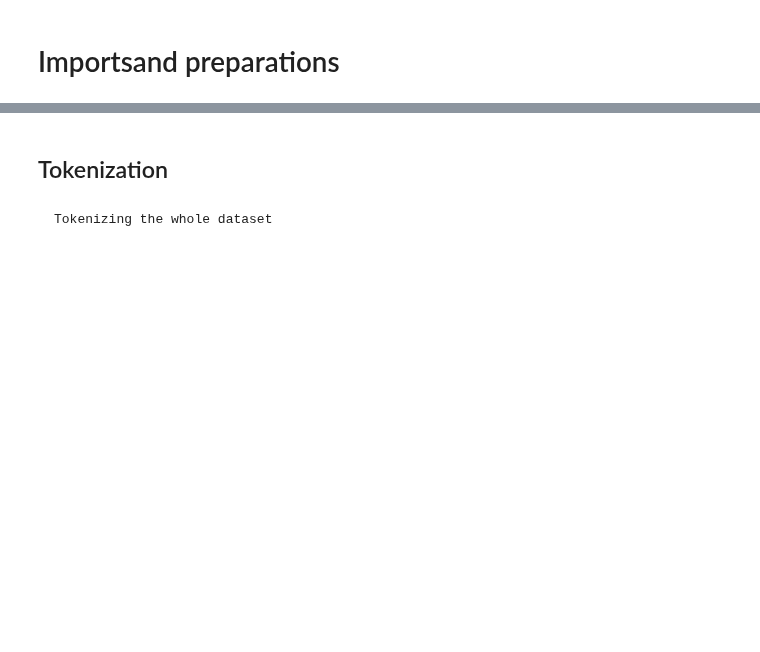
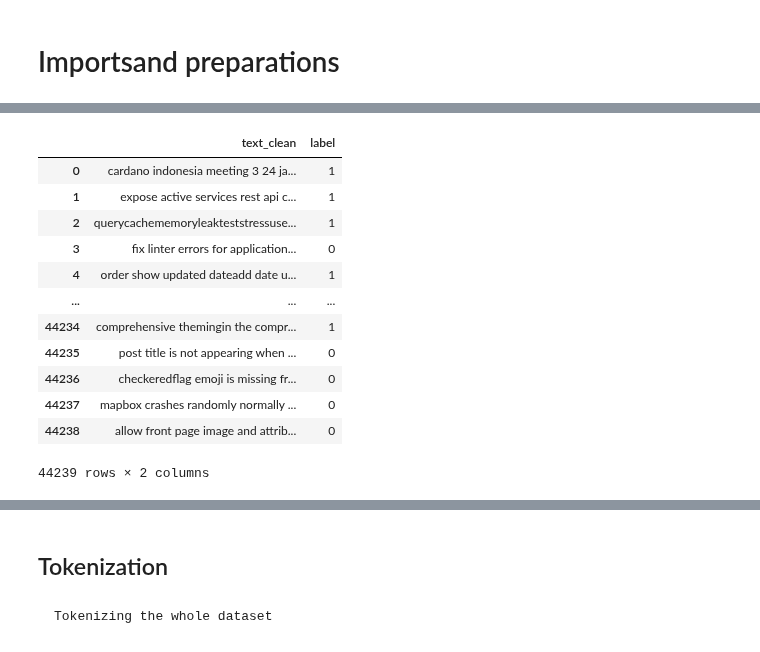
Before and after one commit to Kristmh/thesis_code, a Jupyter notebook: priority/higt_or_not_high_v2/03_bert_priority_training.ipynb, the cells around one changed output, grey strips where cells are left out. Saved outputs shown, nothing was run; the diff lists cells and outputs as text; code cells hidden in the pictures; blank space fills up the shorter version.

Commit message:
feat: done train on high or not high v2

```diff
--- a/priority/higt_or_not_high_v2/03_bert_priority_training.ipynb
+++ b/priority/higt_or_not_high_v2/03_bert_priority_training.ipynb
@@ -64,3 +120,20 @@ data_test_set
+# %%
+data_test_set = pd.read_csv("csv/testset_priority_high_or_not_high_clean.csv" , index_col = 0)
+data_test_set
+# %% [output]
+|  | text_clean | label |
+| 0 | cardano indonesia meeting 3 24 ja... | 1 |
+| 1 | expose active services rest api c... | 1 |
+| 2 | querycachememoryleakteststressuse... | 1 |
+| 3 | fix linter errors for application... | 0 |
+| 4 | order show updated dateadd date u... | 1 |
+| ... | ... | ... |
+| 44234 | comprehensive themingin the compr... | 1 |
+| 44235 | post title is not appearing when ... | 0 |
+| 44236 | checkeredflag emoji is missing fr... | 0 |
+| 44237 | mapbox crashes randomly normally ... | 0 |
+| 44238 | allow front page image and attrib... | 0 |
+44239 rows × 2 columns
 # %%
 # Smaller and faster than bert.
 base_model_id = "distilbert-base-uncased"
```
Also changed, not shown: parts of 28 cells of this notebook.
